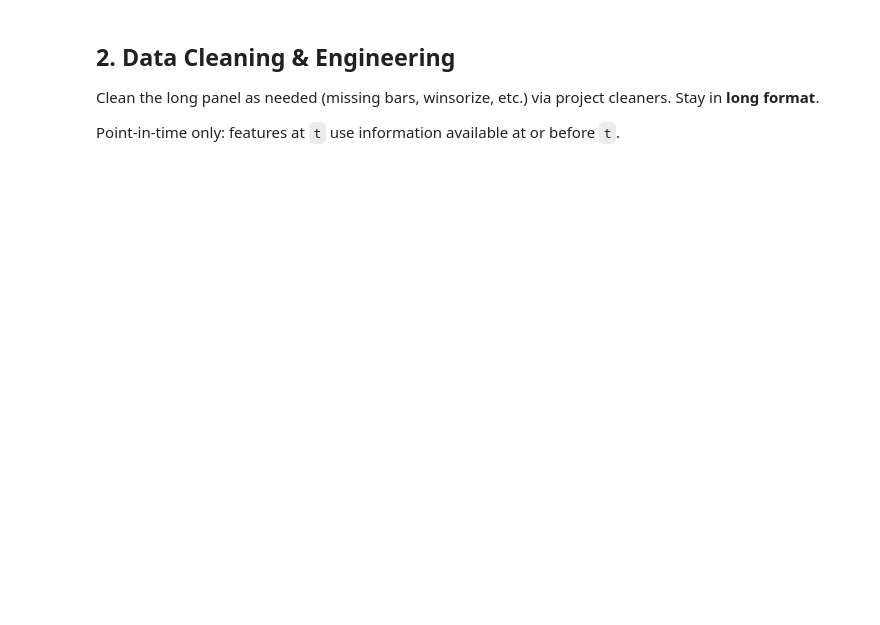
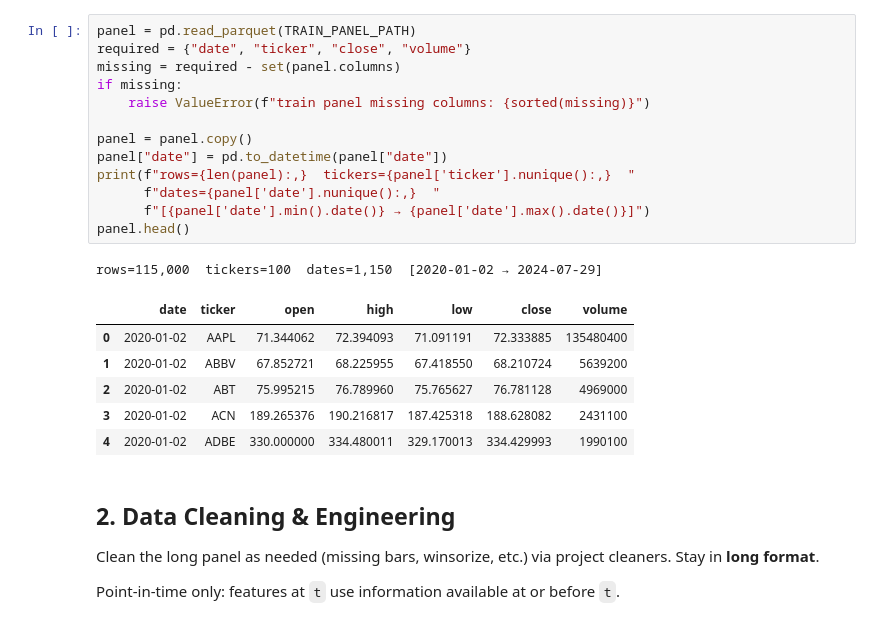
Before and after one commit to charlievellacott/trading_portfolio, a Jupyter notebook: 02_research/notebooks/factor_tests/H-001_obv_momentum.ipynb, the cells around one changed output. Saved outputs shown, nothing was run; the diff lists cells and outputs as text; blank space fills up the shorter version.

```diff
--- a/02_research/notebooks/factor_tests/H-001_obv_momentum.ipynb
+++ b/02_research/notebooks/factor_tests/H-001_obv_momentum.ipynb
@@ -33,3 +76,24 @@ Load a daily OHLCV long panel for a point-in-time equity universe (same panel fo
+# %%
+panel = pd.read_parquet(TRAIN_PANEL_PATH)
+required = {"date", "ticker", "close", "volume"}
+missing = required - set(panel.columns)
+if missing:
+    raise ValueError(f"train panel missing columns: {sorted(missing)}")
+
+panel = panel.copy()
+panel["date"] = pd.to_datetime(panel["date"])
+print(f"rows={len(panel):,}  tickers={panel['ticker'].nunique():,}  "
+      f"dates={panel['date'].nunique():,}  "
+      f"[{panel['date'].min().date()} → {panel['date'].max().date()}]")
+panel.head()
+# %% [output]
+rows=115,000  tickers=100  dates=1,150  [2020-01-02 → 2024-07-29]
+|  | date | ticker | open | high | low | close | volume |
+| 0 | 2020-01-02 | AAPL | 71.344062 | 72.394093 | 71.091191 | 72.333885 | 135480400 |
+| 1 | 2020-01-02 | ABBV | 67.852721 | 68.225955 | 67.418550 | 68.210724 | 5639200 |
+| 2 | 2020-01-02 | ABT | 75.995215 | 76.789960 | 75.765627 | 76.781128 | 4969000 |
+| 3 | 2020-01-02 | ACN | 189.265376 | 190.216817 | 187.425318 | 188.628082 | 2431100 |
+| 4 | 2020-01-02 | ADBE | 330.000000 | 334.480011 | 329.170013 | 334.429993 | 1990100 |
 # %% [markdown]
 ## 2. Data Cleaning & Engineering
 
```
Also changed, not shown: parts of 16 cells of this notebook, 57 other files.
